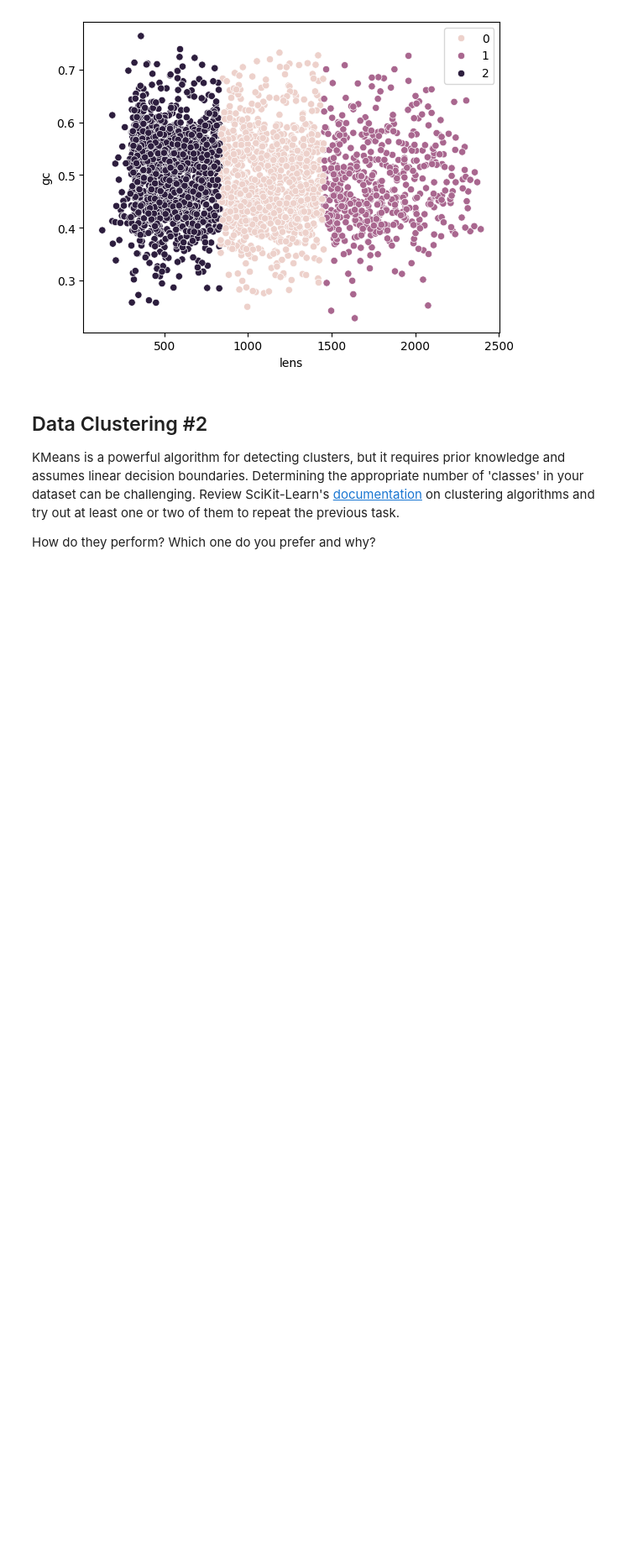
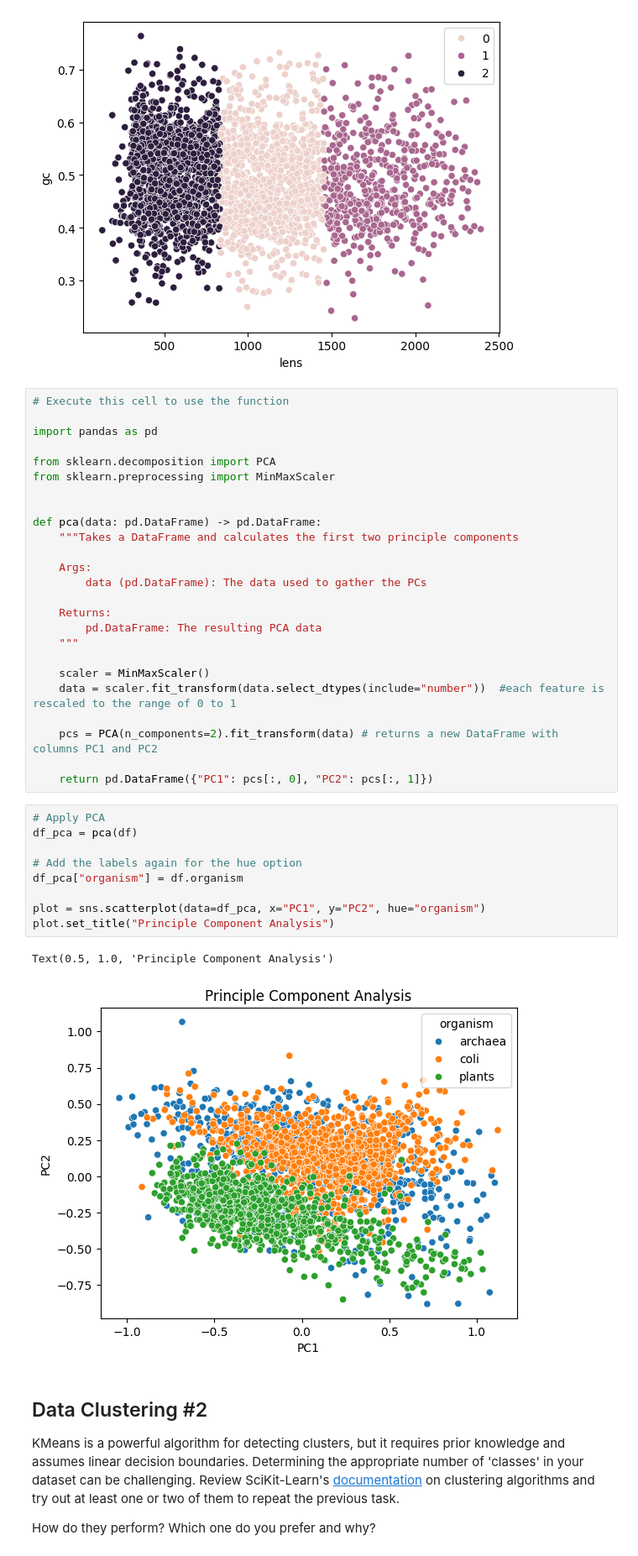
Before and after one commit to AnnaIPC/Python, a Jupyter notebook: exercises/Exercise005.ipynb, the cells around one changed output. Shown: that part at 84% size. Drawn from its saved outputs; the diff is of its cells as text; blank space fills up the shorter version.

```diff
--- a/exercises/Exercise005.ipynb
+++ b/exercises/Exercise005.ipynb
@@ -90,6 +90,43 @@ sns.scatterplot(x=df_reduced.iloc[:,0], y=df_reduced.iloc[:,1], hue=kmeans.label
 # %% [output]
 <Axes: xlabel='lens', ylabel='gc'>
 [figure]
+# %%
+# Execute this cell to use the function
+
+import pandas as pd
+
+from sklearn.decomposition import PCA
+from sklearn.preprocessing import MinMaxScaler
+
+
+def pca(data: pd.DataFrame) -> pd.DataFrame:
+    """Takes a DataFrame and calculates the first two principle components
+
+    Args:
+        data (pd.DataFrame): The data used to gather the PCs
+
+    Returns:
+        pd.DataFrame: The resulting PCA data
+    """
+
+    scaler = MinMaxScaler()
+    data = scaler.fit_transform(data.select_dtypes(include="number"))  #each feature is rescaled to the range of 0 to 1
+
+    pcs = PCA(n_components=2).fit_transform(data) # returns a new DataFrame with columns PC1 and PC2
+
+    return pd.DataFrame({"PC1": pcs[:, 0], "PC2": pcs[:, 1]})
+# %%
+# Apply PCA
+df_pca = pca(df)
+
+# Add the labels again for the hue option
+df_pca["organism"] = df.organism
+
+plot = sns.scatterplot(data=df_pca, x="PC1", y="PC2", hue="organism")
+plot.set_title("Principle Component Analysis")
+# %% [output]
+Text(0.5, 1.0, 'Principle Component Analysis')
+[figure, added]
 # %% [markdown]
 ## Data Clustering #2
 
```
